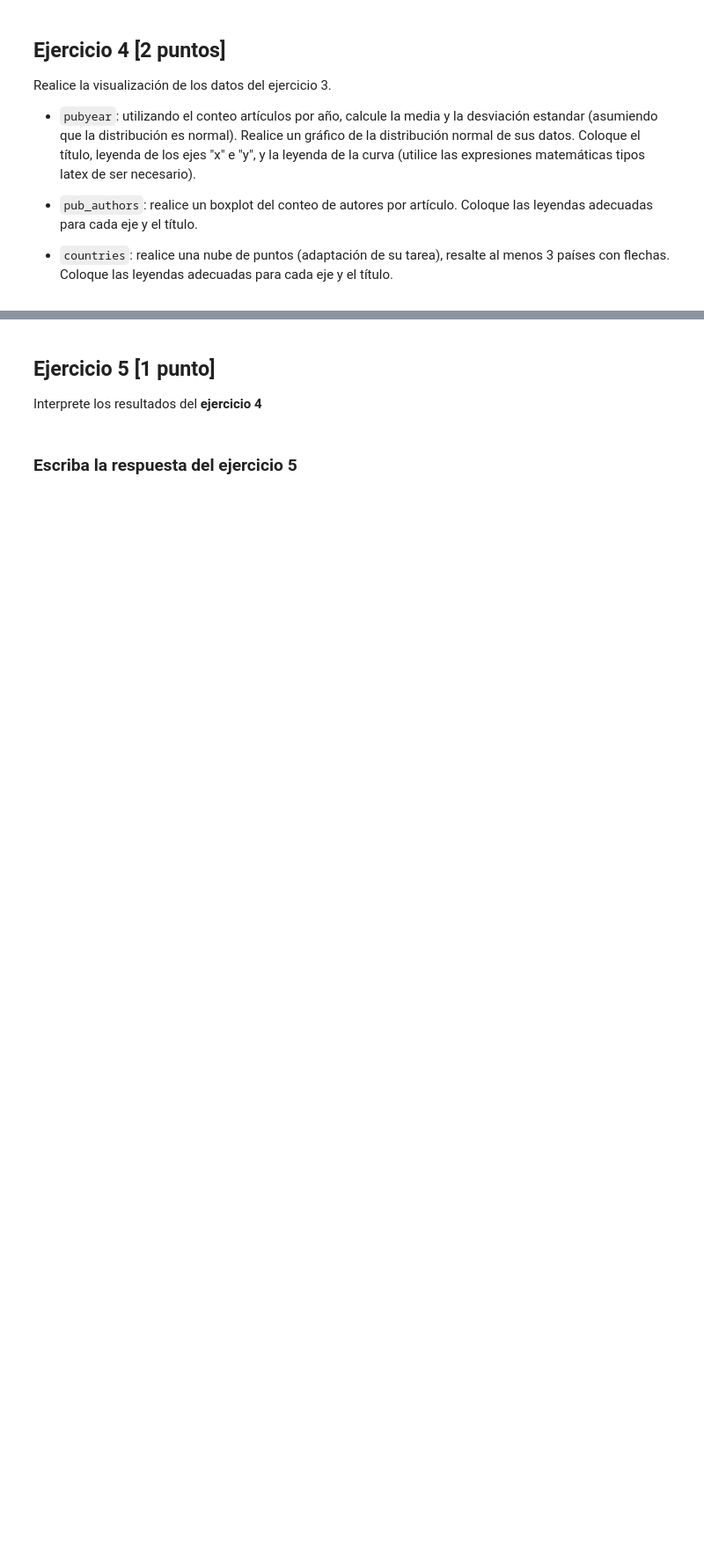
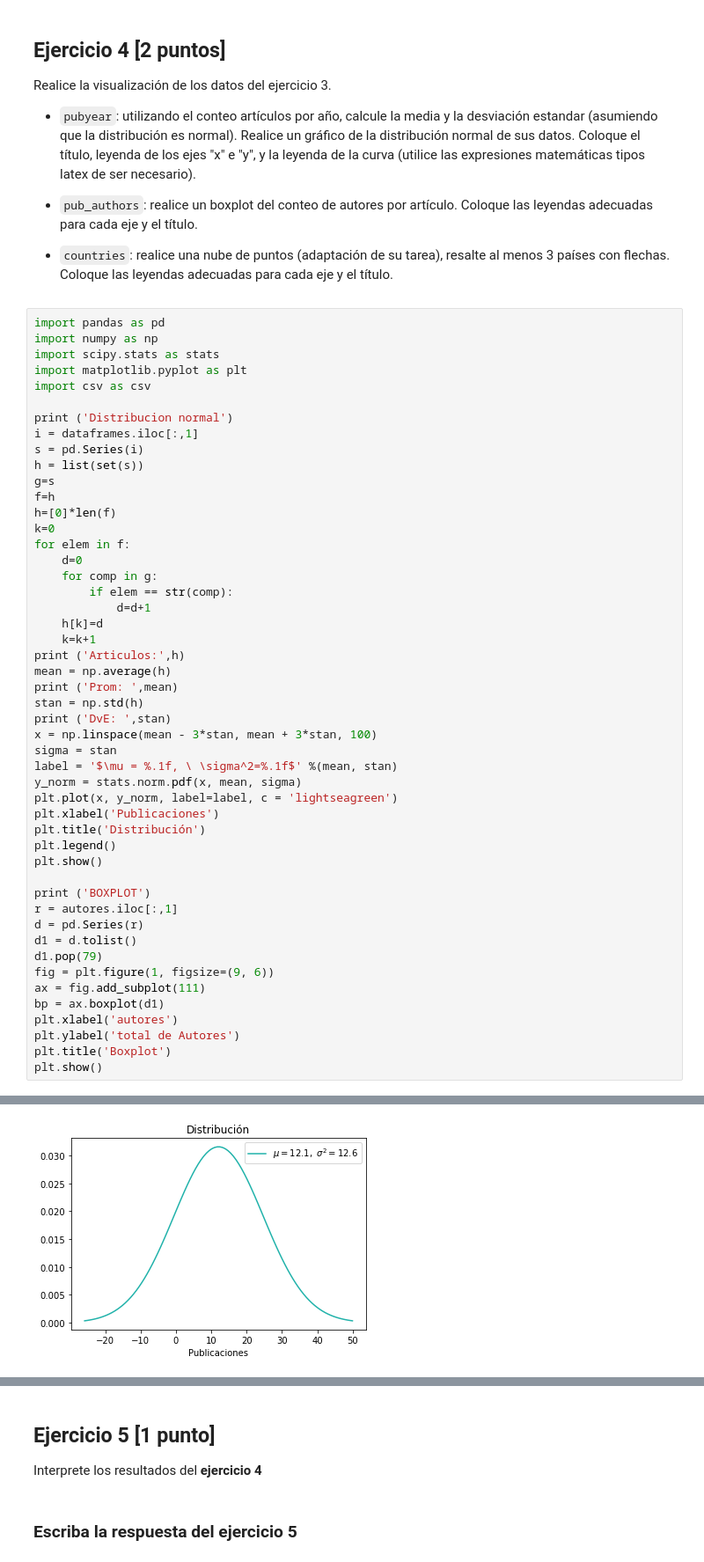
Before and after one commit to M4th3WG/GBI6_ExamenPython, a Jupyter notebook: 2021II_GBI6_ExamenParcialPython.ipynb, the cells around one changed output, grey strips where cells are left out. Shown at 88% size. Saved outputs shown, nothing was run; the diff lists cells and outputs as text; blank space fills up the shorter version.

````diff
--- a/2021II_GBI6_ExamenParcialPython.ipynb
+++ b/2021II_GBI6_ExamenParcialPython.ipynb
@@ -128,3 +129,53 @@ Realice la visualización de los datos del ejercicio 3.
 * ```pub_authors```: realice un boxplot del conteo de autores por artículo. Coloque las leyendas adecuadas para cada eje y el título.
 
 * ```countries```: realice una nube de puntos (adaptación de su tarea), resalte al menos 3 países con flechas. Coloque las leyendas adecuadas para cada eje y el título.
+# %%
+import pandas as pd
+import numpy as np
+import scipy.stats as stats
+import matplotlib.pyplot as plt
+import csv as csv
+
+print ('Distribucion normal')
+i = dataframes.iloc[:,1]
+s = pd.Series(i)
+h = list(set(s))
+g=s
+f=h
+h=[0]*len(f)
+k=0
+for elem in f:
+    d=0
+    for comp in g:
+        if elem == str(comp):
+            d=d+1
+    h[k]=d
+    k=k+1
+print ('Articulos:',h)
+mean = np.average(h)
+print ('Prom: ',mean)
+stan = np.std(h)
+print ('DvE: ',stan)
+x = np.linspace(mean - 3*stan, mean + 3*stan, 100)
+sigma = stan
+label = '$\mu = %.1f, \ \sigma^2=%.1f$' %(mean, stan)
+y_norm = stats.norm.pdf(x, mean, sigma)
+plt.plot(x, y_norm, label=label, c = 'lightseagreen')
+plt.xlabel('Publicaciones')
+plt.title('Distribución')
+plt.legend()
+plt.show()
+
+print ('BOXPLOT')
+r = autores.iloc[:,1]
+d = pd.Series(r)
+d1 = d.tolist()
+d1.pop(79)
+fig = plt.figure(1, figsize=(9, 6))
+ax = fig.add_subplot(111)
+bp = ax.boxplot(d1)
+plt.xlabel('autores')
+plt.ylabel('total de Autores')
+plt.title('Boxplot')
+plt.show()
+# %% [output]
@@ -130,0 +186 @@ Realice la visualización de los datos del ejercicio 3.
+[figure, added]
````
Also changed, not shown: parts of 2 cells of this notebook.
